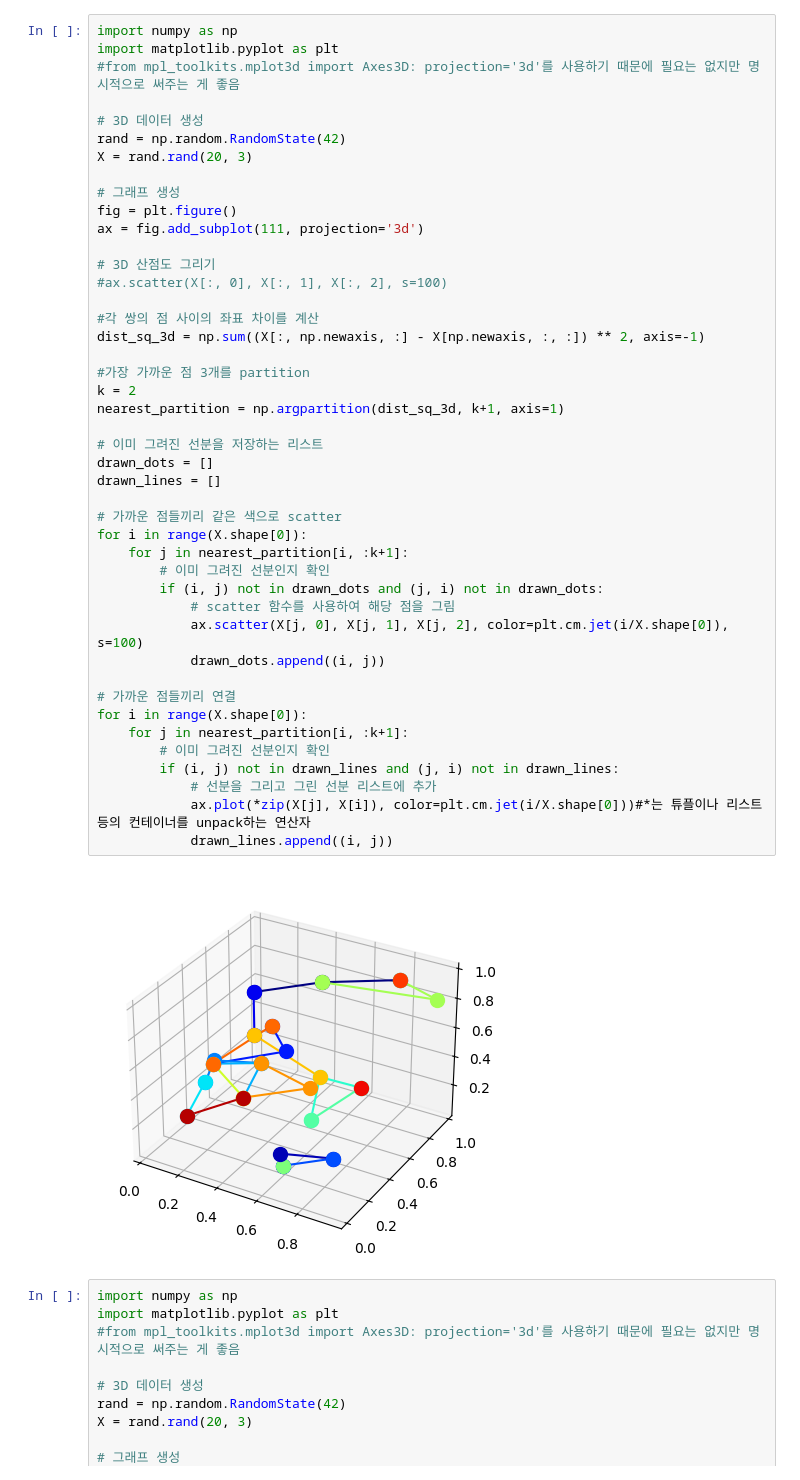
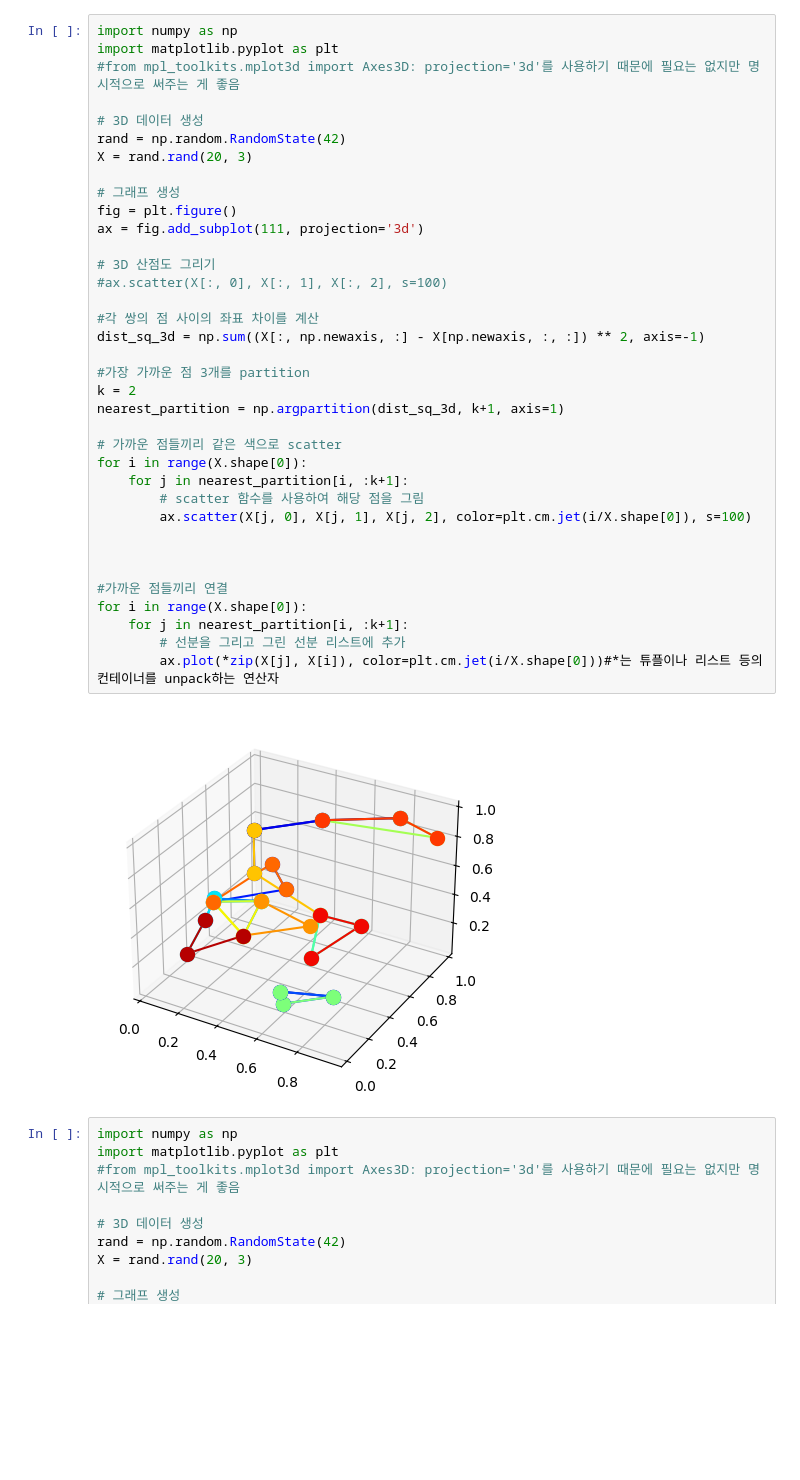
Before and after one commit to tpfus10/AIProgramming, a Jupyter notebook: Numpy/k-nearest.ipynb, the cells around one changed output. Cells and saved outputs as stored; diff of their text form; blank space fills up the shorter version.

```diff
--- a/Numpy/k-nearest.ipynb
+++ b/Numpy/k-nearest.ipynb
@@ -1,49 +1,41 @@
 # %%
 import numpy as np
 import matplotlib.pyplot as plt
 #from mpl_toolkits.mplot3d import Axes3D: projection='3d'를 사용하기 때문에 필요는 없지만 명시적으로 써주는 게 좋음
 
 # 3D 데이터 생성
 rand = np.random.RandomState(42)
 X = rand.rand(20, 3)
 
 # 그래프 생성
 fig = plt.figure()
 ax = fig.add_subplot(111, projection='3d')
 
 # 3D 산점도 그리기
 #ax.scatter(X[:, 0], X[:, 1], X[:, 2], s=100)
 
 #각 쌍의 점 사이의 좌표 차이를 계산
 dist_sq_3d = np.sum((X[:, np.newaxis, :] - X[np.newaxis, :, :]) ** 2, axis=-1)
 
 #가장 가까운 점 3개를 partition
 k = 2
 nearest_partition = np.argpartition(dist_sq_3d, k+1, axis=1)
 
-# 이미 그려진 선분을 저장하는 리스트
-drawn_dots = []
-drawn_lines = []
-
 # 가까운 점들끼리 같은 색으로 scatter
 for i in range(X.shape[0]):
     for j in nearest_partition[i, :k+1]:
-        # 이미 그려진 선분인지 확인
-        if (i, j) not in drawn_dots and (j, i) not in drawn_dots:
-            # scatter 함수를 사용하여 해당 점을 그림
-            ax.scatter(X[j, 0], X[j, 1], X[j, 2], color=plt.cm.jet(i/X.shape[0]), s=100)
-            drawn_dots.append((i, j))
+        # scatter 함수를 사용하여 해당 점을 그림
+        ax.scatter(X[j, 0], X[j, 1], X[j, 2], color=plt.cm.jet(i/X.shape[0]), s=100)
 
-# 가까운 점들끼리 연결
+
+
+#가까운 점들끼리 연결
 for i in range(X.shape[0]):
     for j in nearest_partition[i, :k+1]:
-        # 이미 그려진 선분인지 확인
-        if (i, j) not in drawn_lines and (j, i) not in drawn_lines:
-            # 선분을 그리고 그린 선분 리스트에 추가
-            ax.plot(*zip(X[j], X[i]), color=plt.cm.jet(i/X.shape[0]))#*는 튜플이나 리스트 등의 컨테이너를 unpack하는 연산자
-            drawn_lines.append((i, j))
+        # 선분을 그리고 그린 선분 리스트에 추가
+        ax.plot(*zip(X[j], X[i]), color=plt.cm.jet(i/X.shape[0]))#*는 튜플이나 리스트 등의 컨테이너를 unpack하는 연산자
 # %% [output]
-[figure, old version]
+[figure, new version]
 # %%
 import numpy as np
 import matplotlib.pyplot as plt
```
